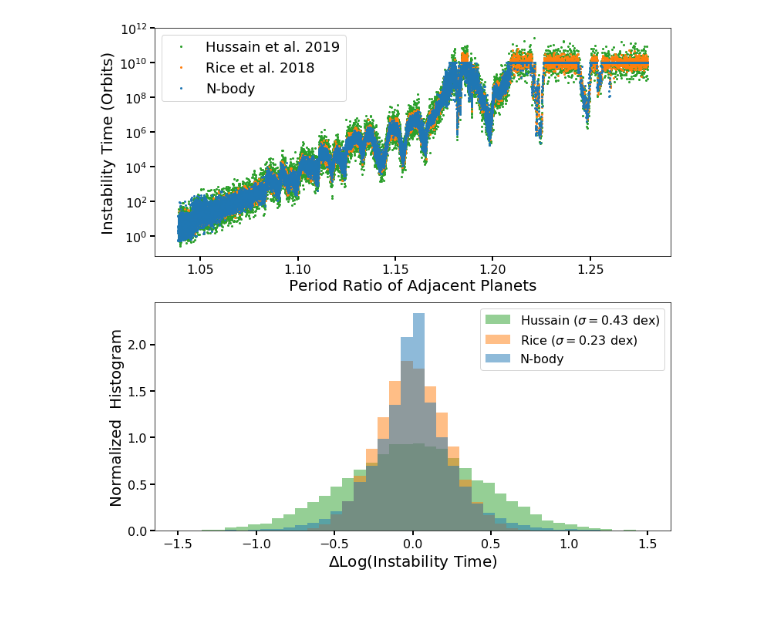
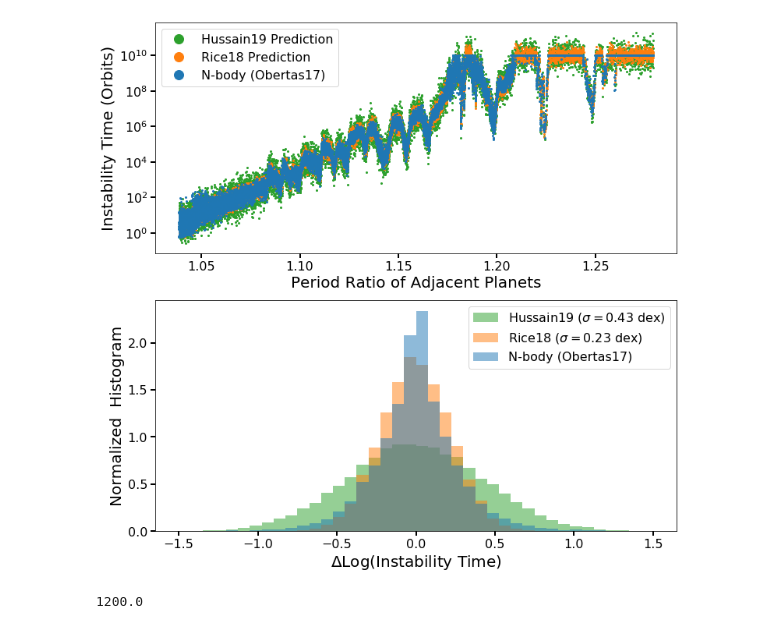
Before and after one commit to Naireen/StabilitySetImage, a Jupyter notebook: Analysis/Figure5_ObertasComparison.ipynb, the cells around one changed output. Drawn from its saved outputs; the diff is of its cells as text; code cells hidden in the pictures.

```diff
--- a/Analysis/Figure5_ObertasComparison.ipynb
+++ b/Analysis/Figure5_ObertasComparison.ipynb
@@ -23,28 +23,29 @@ nbody = nbody[:16000] # so we only take periods out to ~1.21 and avoid the zeros
 # %%
 fig, axarr = plt.subplots(nrows=2, ncols=1, figsize=(12,12))
 cmap = plt.get_cmap("tab10")
 
 alpha=1
 ax = axarr[0]
-ax.plot(p_adj, np.power(10, np.log10(t_exit_rolling)+timesHussain), '.', c=cmap(2), label = 'Hussain et al. 2019', markersize=4, alpha=alpha)
-ax.plot(p_adj, np.power(10, np.log10(t_exit_rolling)+timesRice), '.', c=cmap(1), label = 'Rice et al. 2018', markersize=4, alpha=alpha)
-ax.plot(p_adj, t_exit, '.', label = 'N-body', c=cmap(0),markersize=4, alpha=alpha)
+ax.plot(p_adj, np.power(10, np.log10(t_exit_rolling)+timesHussain), '.', c=cmap(2), label = 'Hussain19 Prediction', markersize=4, alpha=alpha)
+ax.plot(p_adj, np.power(10, np.log10(t_exit_rolling)+timesRice), '.', c=cmap(1), label = 'Rice18 Prediction', markersize=4, alpha=alpha)
+ax.plot(p_adj, t_exit, '.', label = 'N-body (Obertas17)', c=cmap(0),markersize=4, alpha=alpha)
 
+ax.set_rasterized(True)
 ax.set_yscale('log')
 
 ax.set_xlabel("Period Ratio of Adjacent Planets")
 ax.set_ylabel("Instability Time (Orbits)")
 
-ax.legend(fontsize=18)
+ax.legend(markerscale=6)
 
 ax1 = axarr[1]
 bins = np.linspace(-1.5,1.5,41)
-ax1.hist(timesHussain, density = 1, fc=cmap(2), alpha = 0.5, bins = bins, label=r'Hussain ($\sigma = 0.43$ dex)')
-ax1.hist(timesRice, density = 1, fc=cmap(1), alpha = 0.5, bins = bins, label='Rice ($\sigma = 0.23$ dex)')
-ax1.hist(nbody, density = 1, fc=cmap(0), alpha = 0.5, bins = bins, label='N-body')
+ax1.hist(timesHussain, density = 1, fc=cmap(2), alpha = 0.5, bins = bins, label=r'Hussain19 ($\sigma = 0.43$ dex)')
+ax1.hist(timesRice, density = 1, fc=cmap(1), alpha = 0.5, bins = bins, label='Rice18 ($\sigma = 0.23$ dex)')
+ax1.hist(nbody, density = 1, fc=cmap(0), alpha = 0.5, bins = bins, label='N-body (Obertas17)')
 ax1.legend()
 ax1.set_xlabel('$\Delta$Log(Instability Time)')
 ax1.set_ylabel('Normalized  Histogram')
-fig.savefig('fig5.pdf', bbox_inches='tight', rasterize=True)
+fig.savefig('fig5.pdf', bbox_inches='tight')
 # %% [output]
-[figure, old version]
+[figure, new version]
@@ -50,0 +54,4 @@ fig.savefig('fig5.pdf', bbox_inches='tight', rasterize=True)
+# %%
+matplotlib.rcParams['savefig.dpi']
+# %% [output]
+1200.0
```
Also changed, not shown: parts of 1 cell of this notebook, 7 other files.
